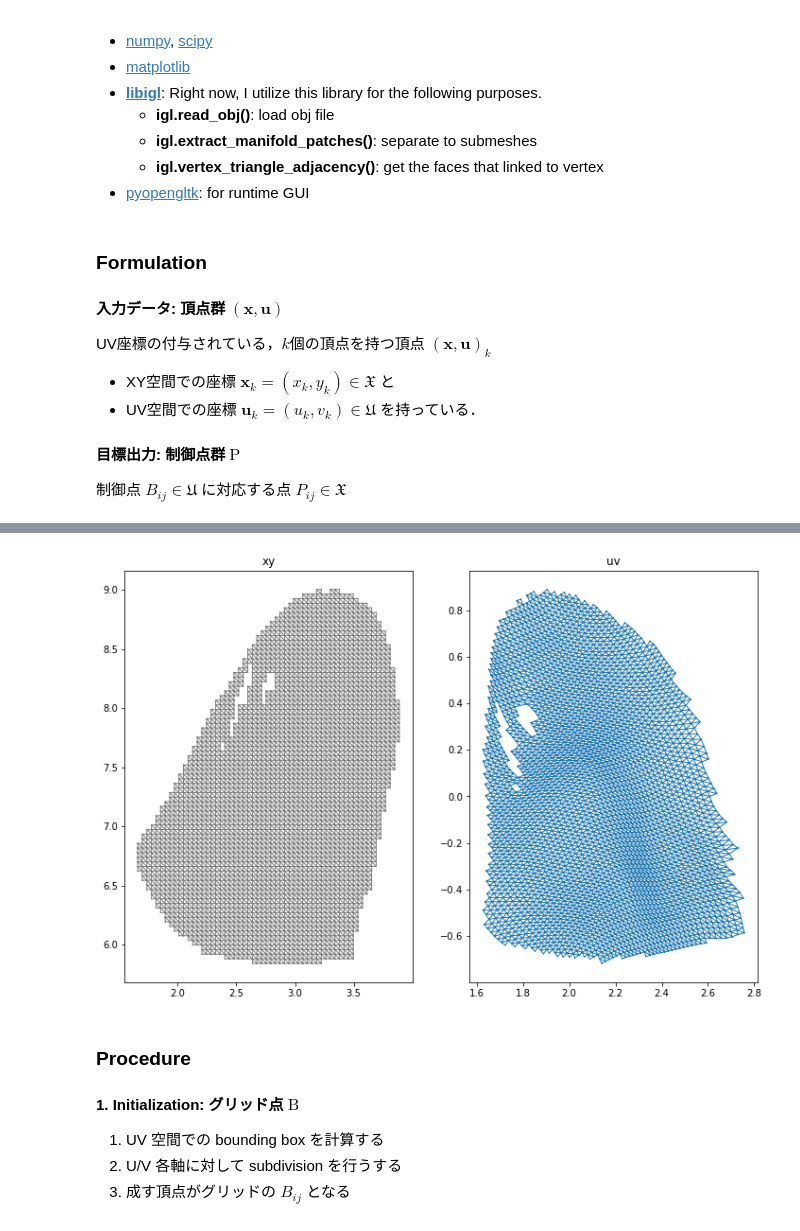
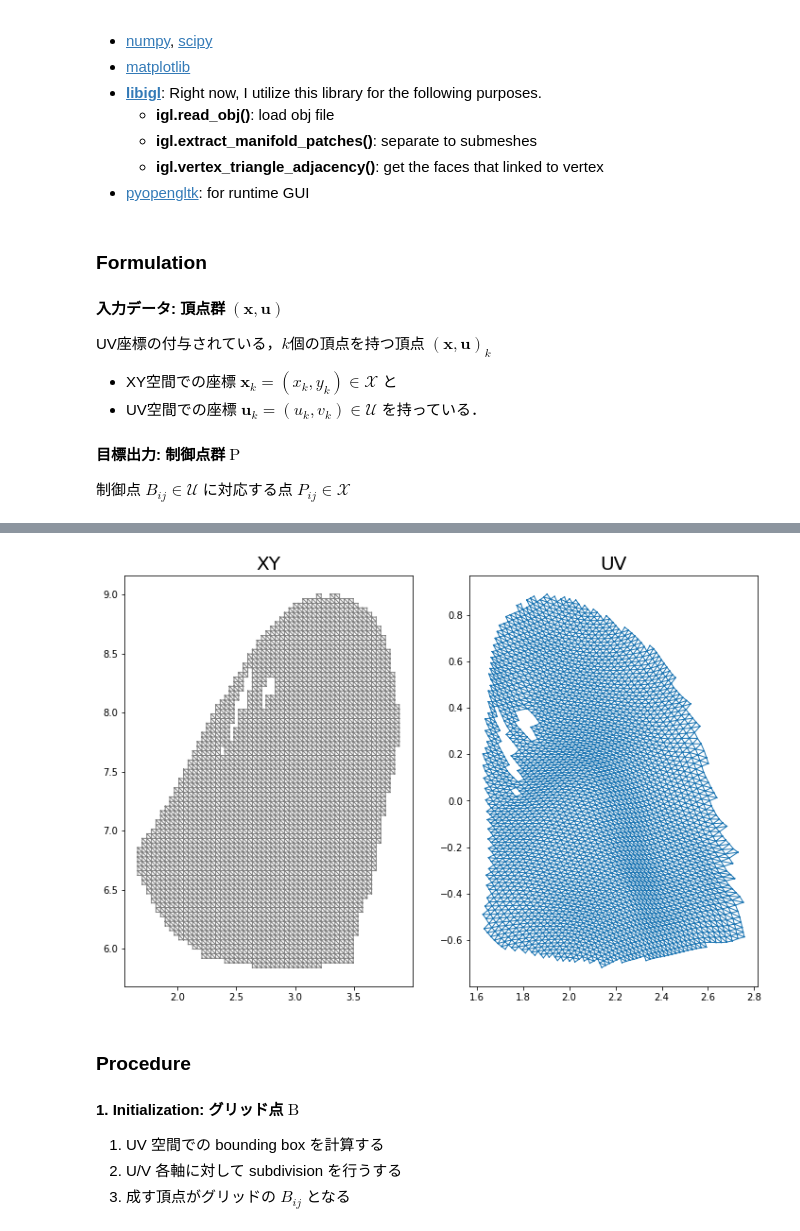
Before and after one commit to stnoh/InverseFFD, a Jupyter notebook: InverseFFD_ver6.ipynb, the cells around one changed output, grey strips where cells are left out. Cells and saved outputs as stored; diff of their text form; code cells hidden in the pictures.

```diff
--- a/InverseFFD_ver6.ipynb
+++ b/InverseFFD_ver6.ipynb
@@ -25,12 +25,12 @@
 
 UV座標の付与されている，$k$個の頂点を持つ頂点 $(\mathbf{x}, \mathbf{u})_k$
 
-- XY空間での座標 $\mathbf{x}_k = (x_k,y_k) \in \mathfrak{X} $ と
-- UV空間での座標 $\mathbf{u}_k = (u_k,v_k) \in \mathfrak{U} $ を持っている．
+- XY空間での座標 $\mathbf{x}_k = (x_k,y_k) \in \mathcal{X} $ と
+- UV空間での座標 $\mathbf{u}_k = (u_k,v_k) \in \mathcal{U} $ を持っている．
 
 #### 目標出力: 制御点群 $\mathrm{P}$
 
-制御点 $B_{ij} \in \mathfrak{U}$ に対応する点 $P_{ij} \in \mathfrak{X}$
+制御点 $B_{ij} \in \mathcal{U}$ に対応する点 $P_{ij} \in \mathcal{X}$
 # %%
 ## load mesh data with libigl
 import numpy as np
@@ -140,21 +140,21 @@ tri = [np.array([vidx_full_to_sub[v0],
 # %%
 ## visualize mesh data by Matplotlib
 import matplotlib.pyplot as plt
 %matplotlib inline
 
 fig, (ax1, ax2) = plt.subplots(1, 2, figsize=(12,8))
 
 ## XY-space (as gray)
-ax1.set_title('xy')
+ax1.set_title('XY').set_fontsize(20)
 ax1.triplot(x[:,0], x[:,1], tri, linewidth=1, c='gray')
 
-## UV-space (as green)
-ax2.set_title('uv')
+## UV-space (as blue)
+ax2.set_title('UV').set_fontsize(20)
 ax2.triplot(u[:,0], u[:,1], tri, linewidth=1)
 
 plt.show()
 # %% [output]
-[figure, old version]
+[figure, new version]
 # %% [markdown]
 ### Procedure
 
```
Also changed, not shown: parts of 13 cells of this notebook.
